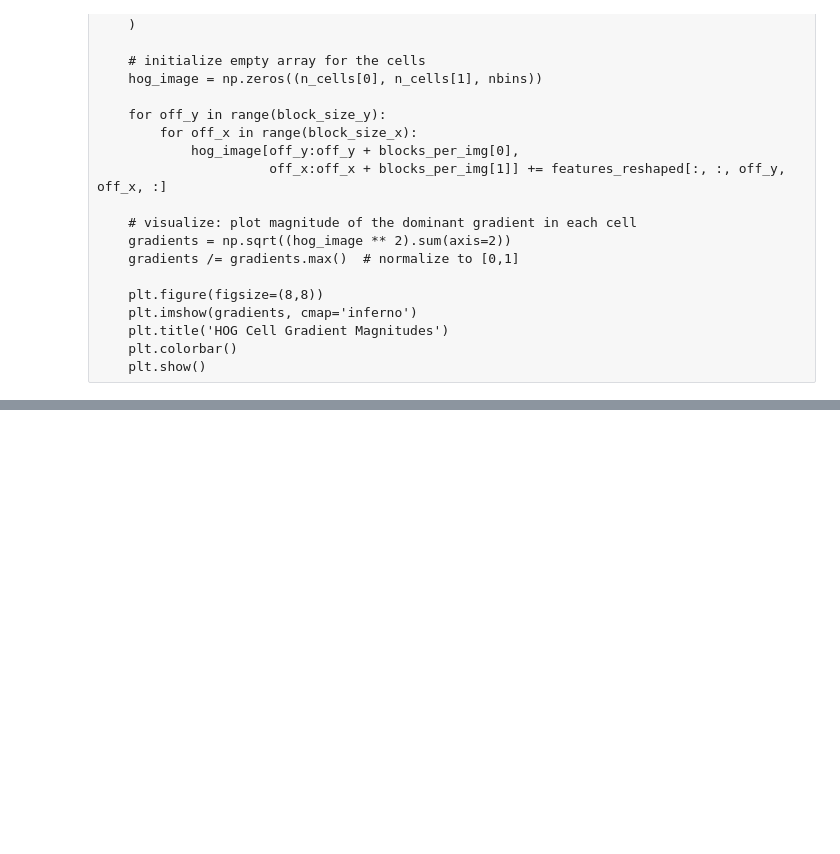
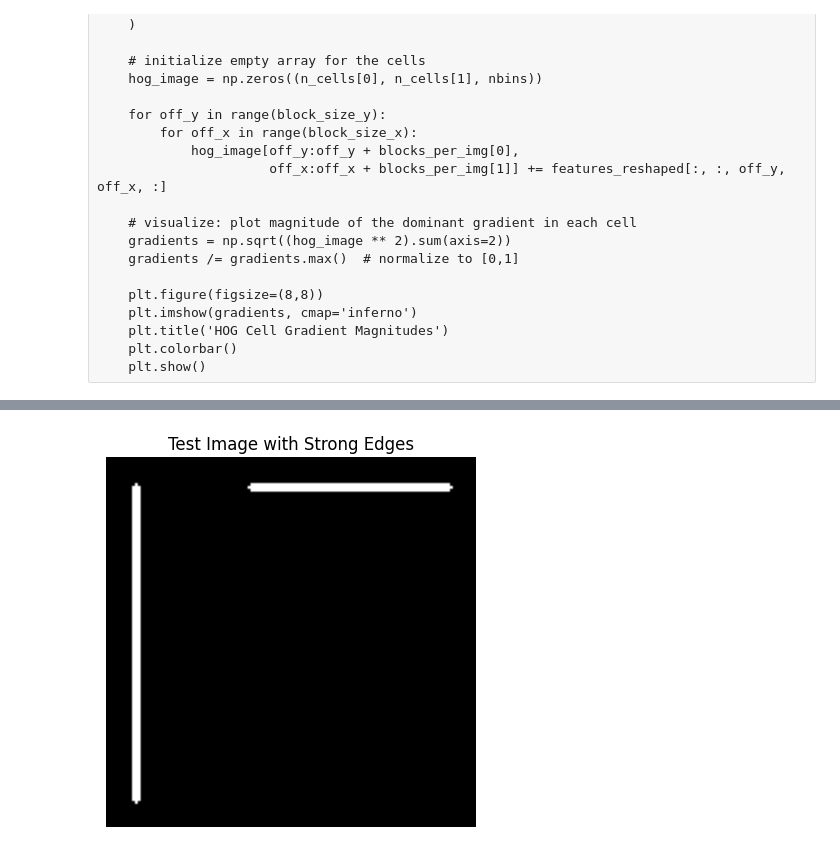
Before and after one commit to NTsch/becore-clustering, a Jupyter notebook: feature_extraction_hog.ipynb, the cells around one changed output, grey strips where cells are left out. Saved outputs shown, nothing was run; the diff lists cells and outputs as text; code cells hidden in the pictures; blank space fills up the shorter version.

```diff
--- a/feature_extraction_hog.ipynb
+++ b/feature_extraction_hog.ipynb
@@ -259,0 +260,16 @@ np.shape(all_features)
+# %%
+import cv2
+import numpy as np
+import matplotlib.pyplot as plt
+
+# Create a simple test image with strong edges
+test_img = np.zeros((128, 128), dtype=np.uint8)
+cv2.line(test_img, (10, 10), (10, 118), 255, 2)  # vertical line
+cv2.line(test_img, (50, 10), (118, 10), 255, 2)  # horizontal line
+
+plt.imshow(test_img, cmap='gray')
+plt.title("Test Image with Strong Edges")
+plt.axis('off')
+#plt.show()
+# %% [output]
+[figure, added]
```
Also changed, not shown: parts of 9 cells of this notebook, 23 other files.
